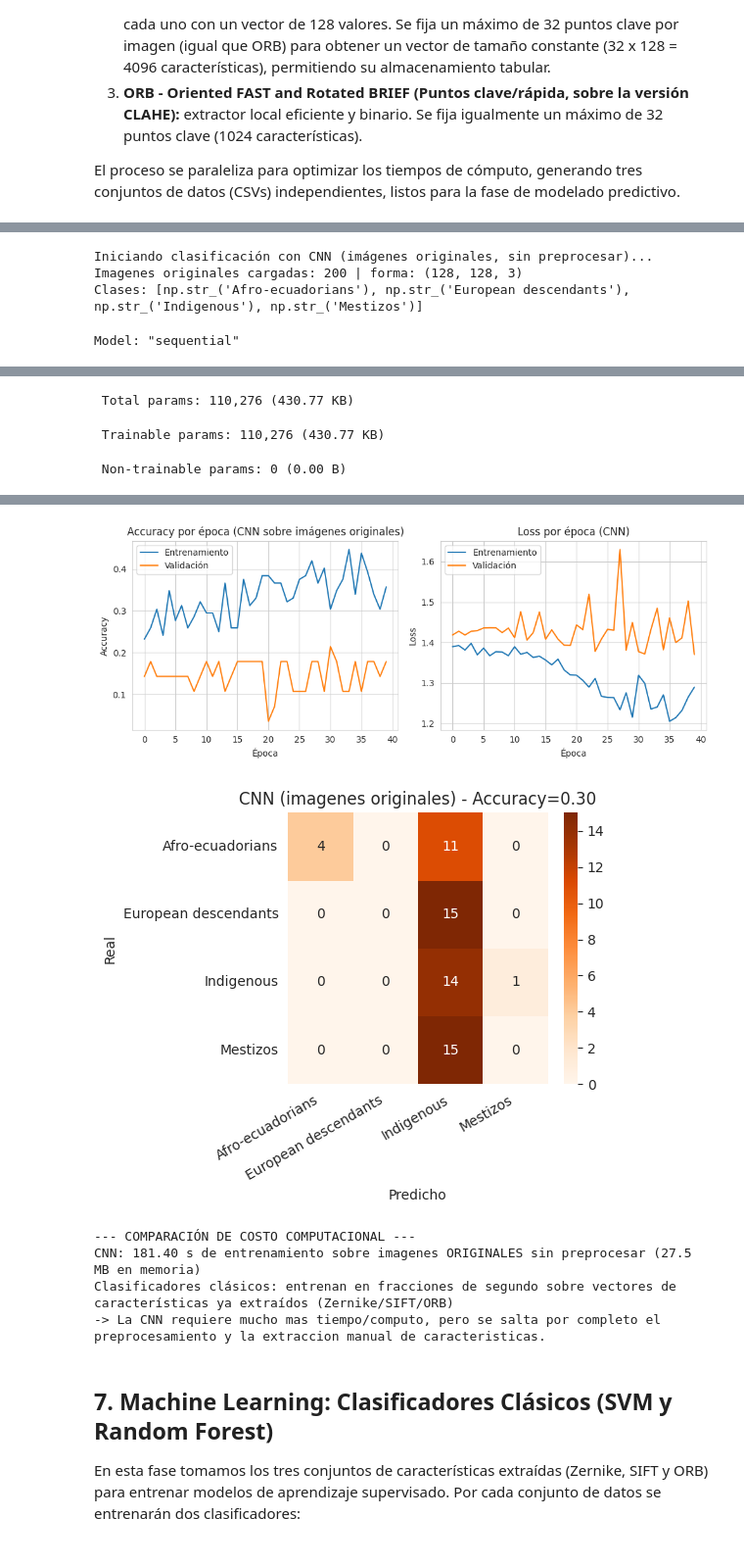
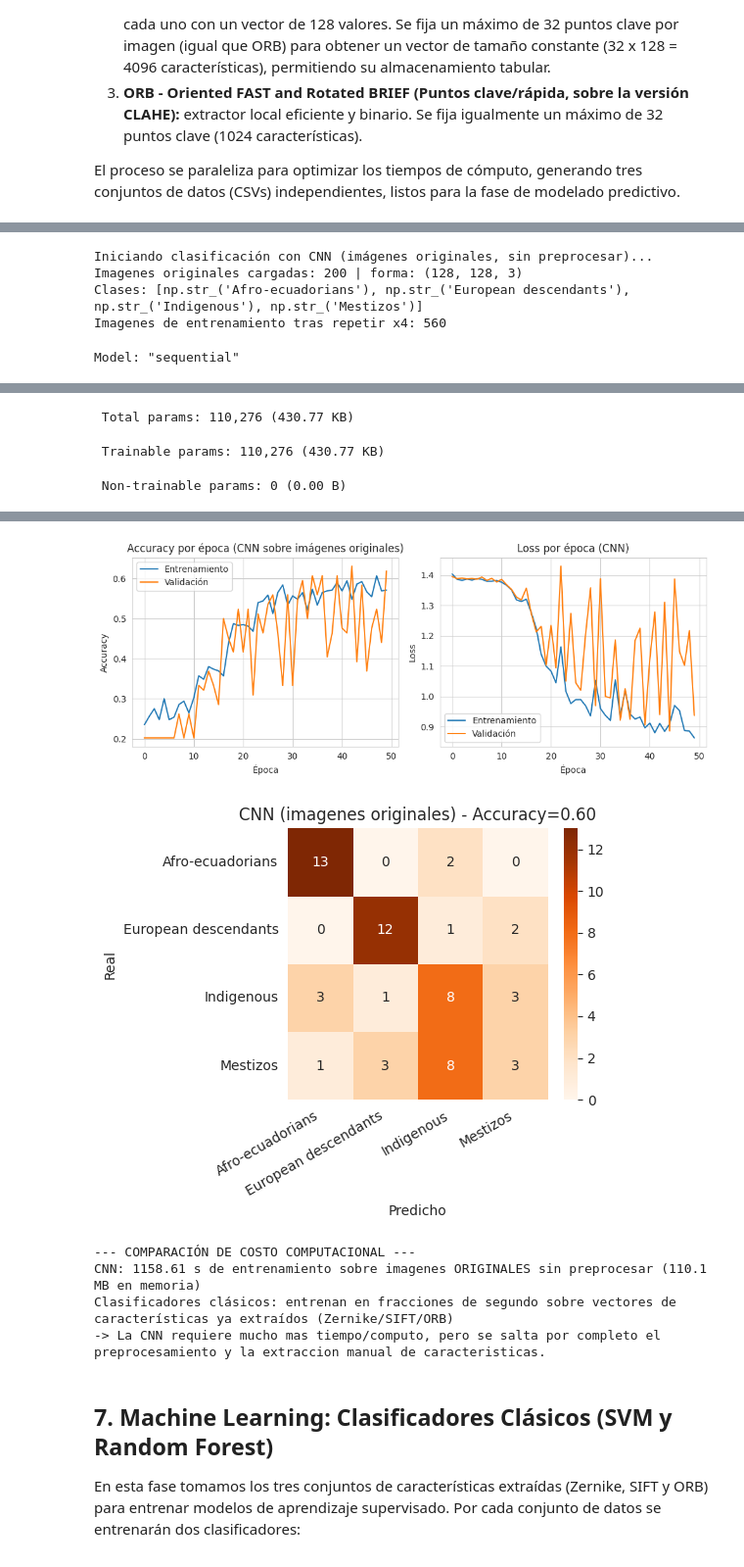
Before and after one commit to Nihilyteo/Integrador-EthnicEcuadorian-Clasificador, a Jupyter notebook: Integrador.ipynb, the cells around one changed output, grey strips where cells are left out. Shown at 98% size. Saved outputs shown, nothing was run; the diff lists cells and outputs as text; code cells hidden in the pictures.

```diff
--- a/Integrador.ipynb
+++ b/Integrador.ipynb
@@ -623,10 +629,24 @@ X_train_cnn, X_test_cnn, y_train_cnn, y_test_cnn = train_test_split(
     X_img, y_encoded, test_size=0.30, random_state=42, stratify=y_encoded
 )
 
+# Con un dataset tan chico (~140 imagenes de entrenamiento tras el balanceo y el split),
+# la red se queda estancada desde la primera epoca si solo ve cada imagen una vez por
+# epoca (muy pocos pasos de gradiente). Se repite cada imagen 4 veces (con aumento de
+# datos distinto en cada pasada) para darle a la red mas pasos de entrenamiento por
+# epoca sin romper el balance entre clases (todas se repiten por igual).
+FACTOR_REPETICION = 4
+rng_cnn = np.random.RandomState(42)
+idx_repetido = np.tile(np.arange(len(X_train_cnn)), FACTOR_REPETICION)
+rng_cnn.shuffle(idx_repetido)
+X_train_cnn, y_train_cnn = X_train_cnn[idx_repetido], y_train_cnn[idx_repetido]
+print(f"Imagenes de entrenamiento tras repetir x{FACTOR_REPETICION}: {X_train_cnn.shape[0]}")
+
 aumento_datos = models.Sequential([
     layers.RandomFlip('horizontal'),
-    layers.RandomRotation(0.05),
-    layers.RandomZoom(0.1),
+    layers.RandomRotation(0.1),
+    layers.RandomZoom(0.15),
+    layers.RandomContrast(0.2),
+    layers.RandomTranslation(0.1, 0.1),
 ], name='aumento_datos')
 
 modelo_cnn = models.Sequential([
@@ -648,15 +668,16 @@ modelo_cnn.compile(optimizer=tf.keras.optimizers.Adam(5e-4, clipnorm=1.0),
                     loss='sparse_categorical_crossentropy', metrics=['accuracy'])
 modelo_cnn.summary()
 
-early_stop = tf.keras.callbacks.EarlyStopping(monitor='val_loss', patience=10, restore_best_weights=True)
+early_stop = tf.keras.callbacks.EarlyStopping(monitor='val_loss', patience=12, restore_best_weights=True)
+reduce_lr = tf.keras.callbacks.ReduceLROnPlateau(monitor='val_loss', factor=0.5, patience=5, min_lr=1e-6)
 
 inicio_cnn = time.time()
 historial = modelo_cnn.fit(
     X_train_cnn, y_train_cnn,
-    validation_split=0.2,
-    epochs=40,
-    batch_size=16,
-    callbacks=[early_stop],
+    validation_split=0.15,
+    epochs=50,
+    batch_size=32,
+    callbacks=[early_stop, reduce_lr],
     verbose=1
 )
 tiempo_cnn = time.time() - inicio_cnn
@@ -718,6 +739,7 @@ print("-> La CNN requiere mucho mas tiempo/computo, pero se salta por completo e
 Iniciando clasificación con CNN (imágenes originales, sin preprocesar)...
 Imagenes originales cargadas: 200 | forma: (128, 128, 3)
 Clases: [np.str_('Afro-ecuadorians'), np.str_('European descendants'), np.str_('Indigenous'), np.str_('Mestizos')]
+Imagenes de entrenamiento tras repetir x4: 560
 Model: "sequential"
 ┏━━━━━━━━━━━━━━━━━━━━━━━━━━━━━━━━━┳━━━━━━━━━━━━━━━━━━━━━━━━┳━━━━━━━━━━━━━━━┓
 ┃ Layer (type)                    ┃ Output Shape           ┃       Param # ┃
@@ -759,7 +781,7 @@ Epoch 6/40
-[figure, old version]
+[figure, new version]
-[figure, old version]
+[figure, new version]
 --- COMPARACIÓN DE COSTO COMPUTACIONAL ---
-CNN: 181.40 s de entrenamiento sobre imagenes ORIGINALES sin preprocesar (27.5 MB en memoria)
+CNN: 1158.61 s de entrenamiento sobre imagenes ORIGINALES sin preprocesar (110.1 MB en memoria)
 Clasificadores clásicos: entrenan en fracciones de segundo sobre vectores de características ya extraídos (Zernike/SIFT/ORB)
 -> La CNN requiere mucho mas tiempo/computo, pero se salta por completo el preprocesamiento y la extraccion manual de caracteristicas.
 # %% [markdown]
```
Also changed, not shown: parts of 14 cells of this notebook.
